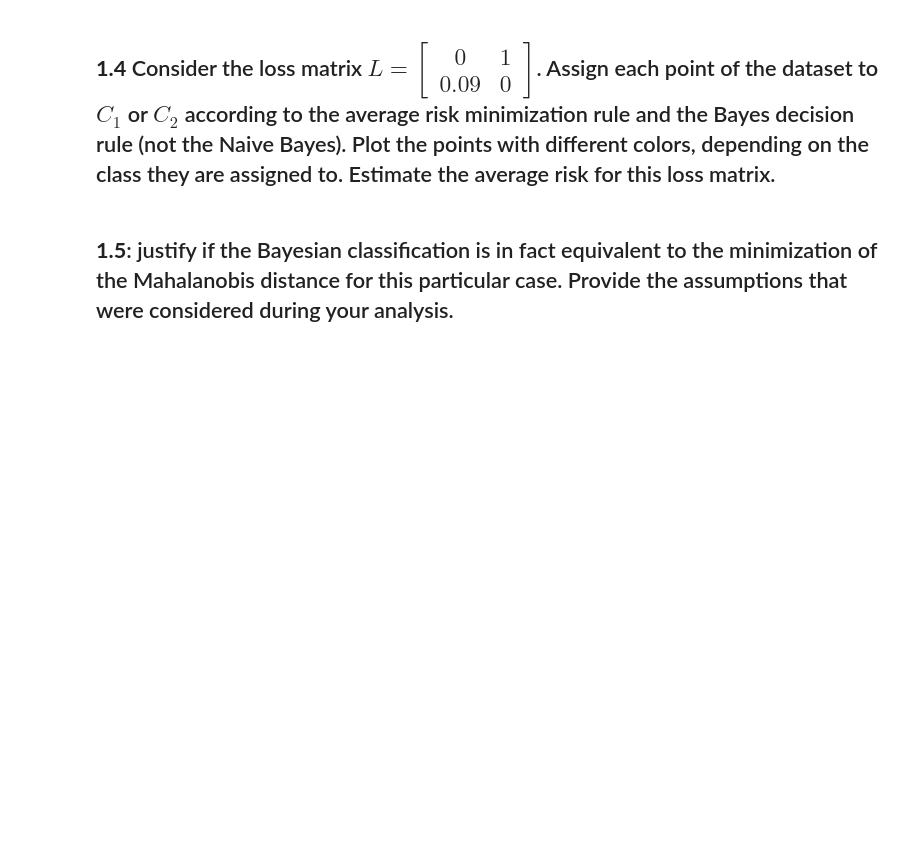
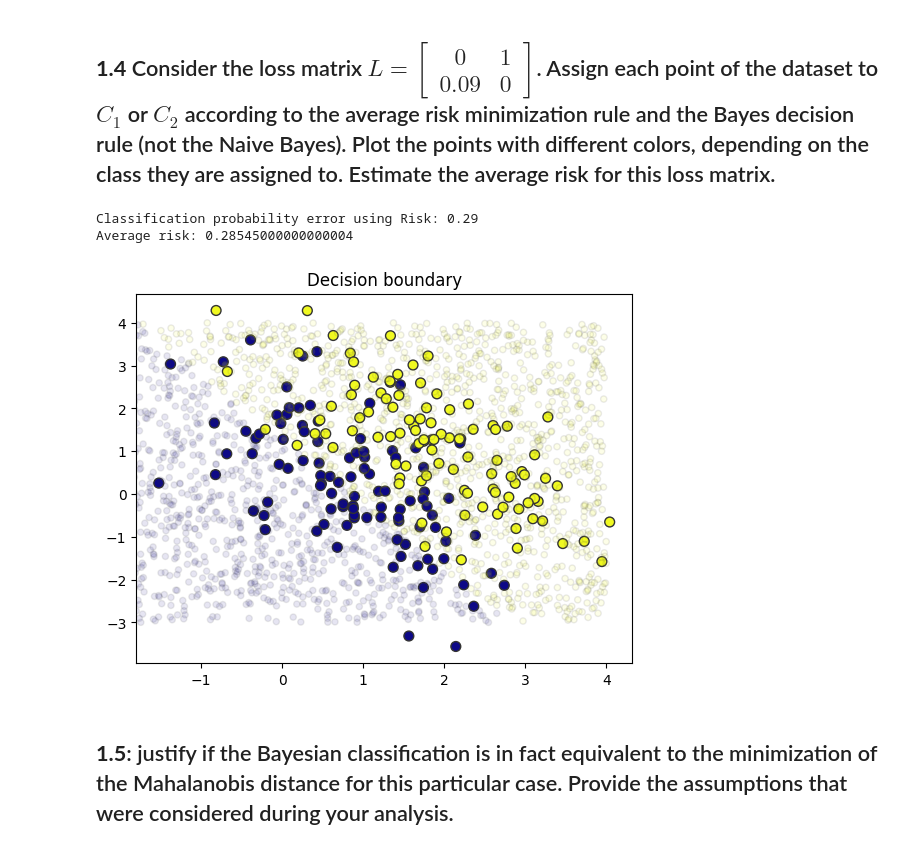
Before and after one commit to AndreFerGon/A2DACO, a Jupyter notebook: ML_2023_Assignment2.ipynb, the cells around one changed output. Saved outputs shown, nothing was run; the diff lists cells and outputs as text; code cells hidden in the pictures; blank space fills up the shorter version.

```diff
--- a/ML_2023_Assignment2.ipynb
+++ b/ML_2023_Assignment2.ipynb
@@ -233,49 +233,72 @@ def prediction_bayes_risk(X, mu_1, sigma_1, mu_2, sigma_2, Prior_C1, Prior_C2, R
   classification = []
   L12 = Risks[0, 1]
   L21 = Risks[1, 0]
-  # ...
-  # ...
+
+  for x in X:
+
+    exp_term_C1 = -0.5 * np.dot(np.dot((x - mu_1).T, np.linalg.inv(sigma_1)), (x - mu_1))
+    exp_term_C2 = -0.5 * np.dot(np.dot((x - mu_2).T, np.linalg.inv(sigma_2)), (x - mu_2))
+
+    posterior_C1 = Prior_C1 * np.exp(exp_term_C1)
+    posterior_C2 = Prior_C2 * np.exp(exp_term_C2)
+
+    average_risk_C1 = L12 * posterior_C2
+    average_risk_C2 = L21 * posterior_C1
+
+    if average_risk_C1 < average_risk_C2:
+            classification.append(1)
+    else:
+            classification.append(2)
+
   return classification
 
 ## Calculate the average risk
-def calc_average_risk(predition, label, Risks):
+def calc_average_risk(prediction, label, Risks):
   Ar  = 0
   L12 = Risks[0, 1]
   L21 = Risks[1, 0]
-  # ...
-  # ...
+
+  for i in range(len(label)):
+    if label[i] == 1:
+            if prediction[i] == 2:
+                Ar=Ar + L12
+    else:
+            if prediction[i] == 1:
+                Ar = Ar + L21
+
   Ar = Ar/size_total
   return Ar
 
 ## A priori probabilities
-#P_class1 = ...
-#P_class2 = ...
+P_class1 = 0.5
+P_class2 = 0.5
 
-## classify each data point considering the risk
-#predition = ...
+prediction = prediction_bayes_risk(X, mu_1, sigma_1, mu_2, sigma_2, P_class1, P_class2,L_risk)
 
 ## calculate classification error
-#Pe        = ...
+Pe = calculate_error(prediction, Y)
 print('Classification probability error using Risk:', Pe)
 
-
 # determine average risk
-#Ar = ...
+Ar = calc_average_risk(prediction,Y,L_risk)
 print('Average risk:', Ar)
-
 
 # plot classification regions and points
 rng = np.random.RandomState(0)
 Xnew = [-2, -3] + [6, 7] * rng.rand(2000, 2) # generate a large number of points
-#ynew = prediction_bayes_risk(Xnew, ...
+ynew = prediction_bayes_risk(Xnew, mu_1, sigma_1, mu_2, sigma_2, P_class1, P_class2,L_risk)
 
 # Plotting
 plt.scatter(X[:, 0], X[:, 1], c=Y, s=50, edgecolor="#333", cmap="plasma")
 lim = plt.axis()
 plt.scatter(Xnew[:, 0], Xnew[:, 1], c=ynew, s=20, edgecolor="#333", cmap="plasma", alpha=0.1)
 plt.axis(lim);
 plt.title("Decision boundary")
 plt.show()
+# %% [output]
+Classification probability error using Risk: 0.29
+Average risk: 0.28545000000000004
+[figure, added]
 # %% [markdown]
 ## **1.5**: justify if the Bayesian classification is in fact equivalent to the minimization of the Mahalanobis distance for this particular case. Provide the assumptions that were considered during your analysis.
 # %% [markdown]
```
Also changed, not shown: parts of 1 cell of this notebook.
